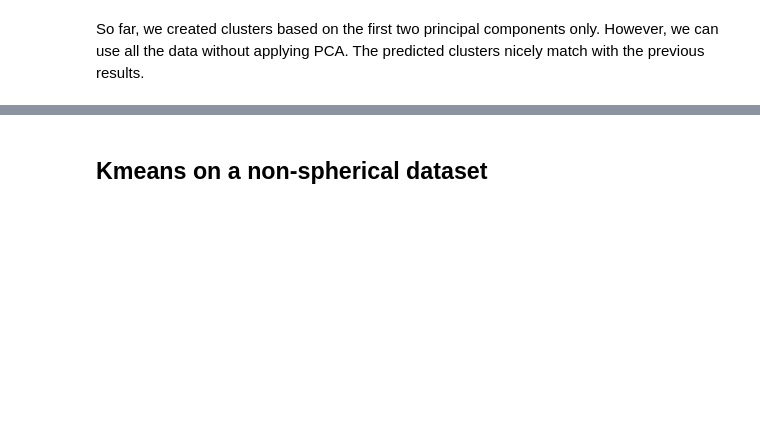
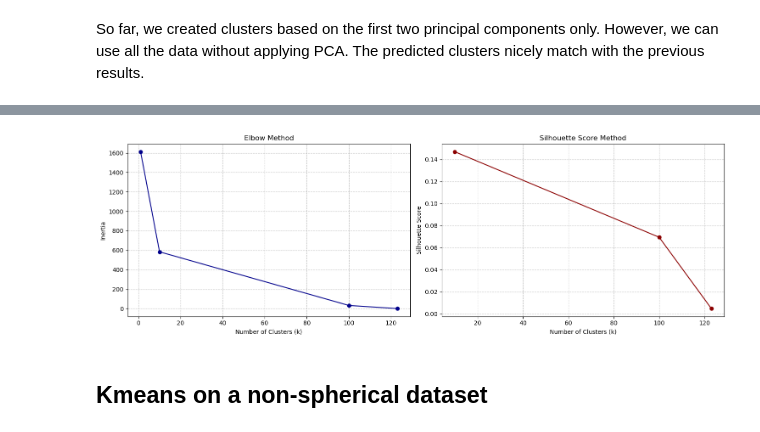
Before and after one commit to balintdecsi/ceu-ml, a Jupyter notebook: notebooks/class2A_clustering.ipynb, the cells around one changed output, grey strips where cells are left out. Saved outputs shown, nothing was run; the diff lists cells and outputs as text; code cells hidden in the pictures; blank space fills up the shorter version.

```diff
--- a/notebooks/class2A_clustering.ipynb
+++ b/notebooks/class2A_clustering.ipynb
@@ -272,7 +321,7 @@ plotConfusionMatrix(pipeline_pc12.predict(X_test), pipeline_without_pca.predict(
 # Try different numbers of clusters and calculate inertia & silhouette score
 inertias = []
 silhouette_scores = []
-n_clusters_range = range(1, 11)
+n_clusters_range = [1, 10, 100, 123]
 
 for n_clusters in n_clusters_range:
     # Create and fit pipeline with different number of clusters
@@ -282,33 +331,35 @@ for n_clusters in n_clusters_range:
     ])
 
     pipeline.fit(X_train)
 
     # Get inertia
     inertias.append(pipeline['kmeans'].inertia_)
 
     # Calculate silhouette score for n_clusters > 1
     if n_clusters > 1:
         silhouette_scores.append(silhouette_score(pipeline[:-1].transform(X_train), pipeline['kmeans'].labels_))
 
 # Plot the results
 fig, (ax1, ax2) = plt.subplots(1, 2, figsize=(15, 5))
 
 # Inertia plot
 ax1.plot(n_clusters_range, inertias, marker='o', color='darkblue')
 ax1.set_xlabel("Number of Clusters (k)")
 ax1.set_ylabel("Inertia")
 ax1.set_title("Elbow Method")
 ax1.grid(True, linestyle='--', alpha=0.7)
 
 # Silhouette score plot
 ax2.plot(list(n_clusters_range)[1:], silhouette_scores, marker='o', color='darkred')
 ax2.set_xlabel("Number of Clusters (k)")
 ax2.set_ylabel("Silhouette Score")
 ax2.set_title("Silhouette Score Method")
 ax2.grid(True, linestyle='--', alpha=0.7)
 
 plt.tight_layout()
 plt.show()
+# %% [output]
+[figure, added]
 # %%
 # Create and fit pipeline with 3 clusters on training data
 pipeline = Pipeline([
```
Also changed, not shown: parts of 22 cells of this notebook, 3 other files.
